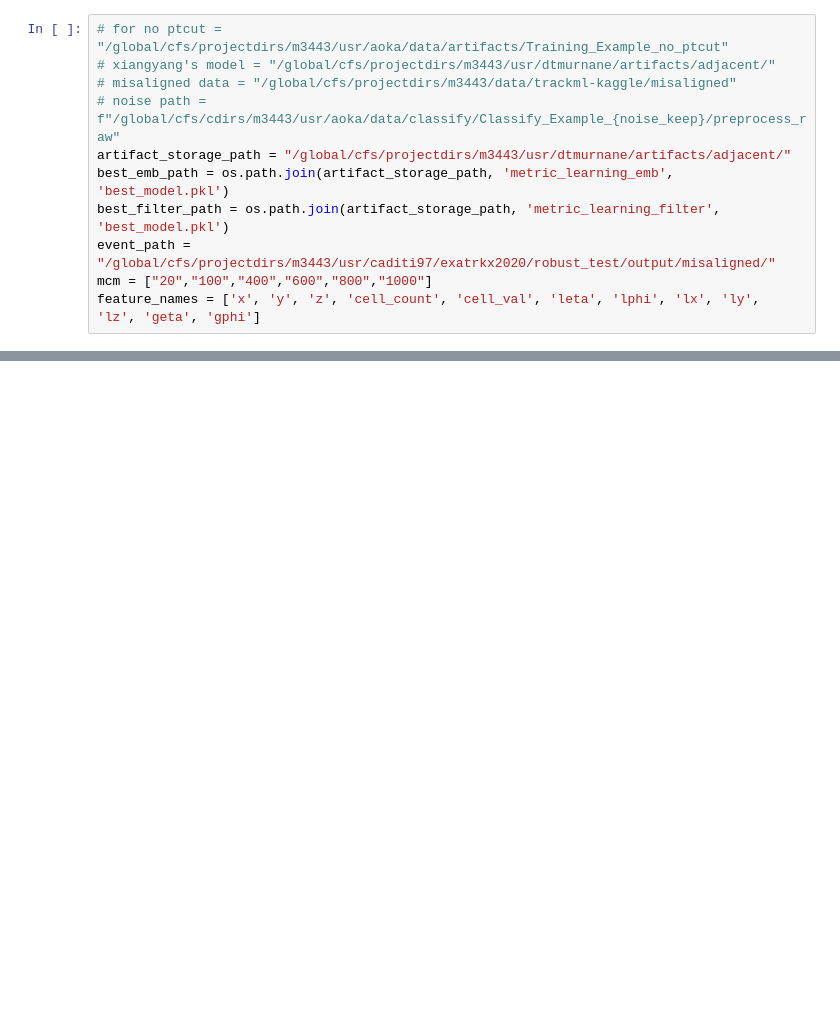
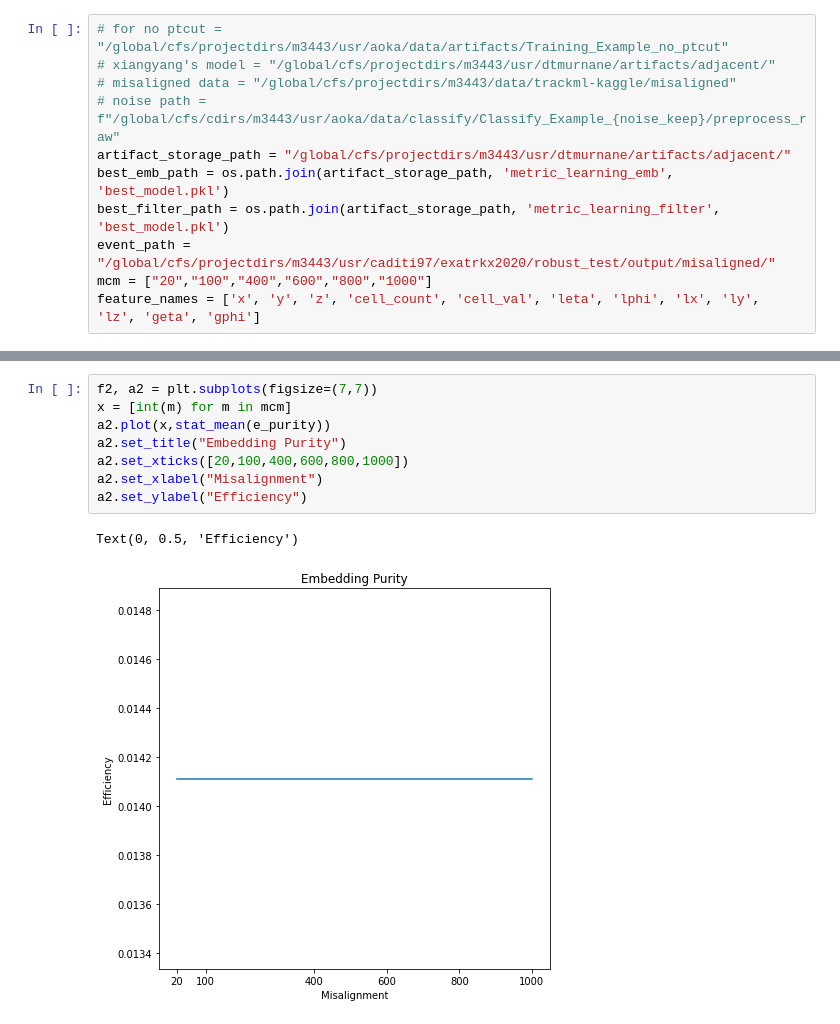
Before and after one commit to wantan244/exatrkx-ctd2020, a Jupyter notebook: notebooks/misaligned.ipynb, the cells around one changed output, grey strips where cells are left out. Cells and saved outputs as stored; diff of their text form; blank space fills up the shorter version.

```diff
--- a/notebooks/misaligned.ipynb
+++ b/notebooks/misaligned.ipynb
@@ -157,0 +303,11 @@ emb_eff_o
+# %%
+f2, a2 = plt.subplots(figsize=(7,7))
+x = [int(m) for m in mcm]
+a2.plot(x,stat_mean(e_purity))
+a2.set_title("Embedding Purity")
+a2.set_xticks([20,100,400,600,800,1000])
+a2.set_xlabel("Misalignment")
+a2.set_ylabel("Efficiency")
+# %% [output]
+Text(0, 0.5, 'Efficiency')
+[figure, added]
```
Also changed, not shown: parts of 32 cells of this notebook.
